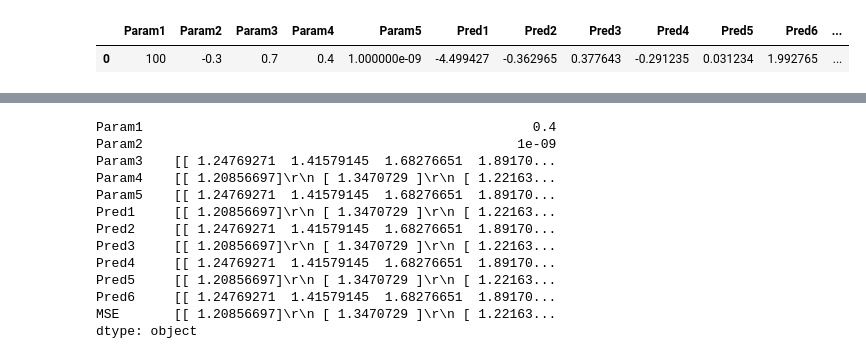
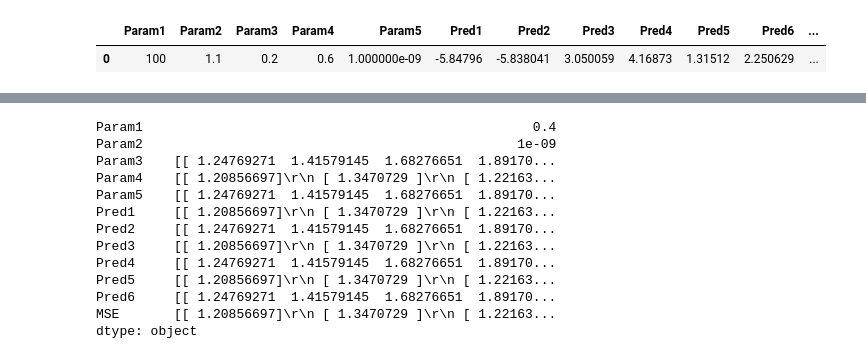
Before and after one commit to Ark93/AnnEchoState, a Jupyter notebook: DataAnalisis.ipynb, the cells around one changed output, grey strips where cells are left out. Cells and saved outputs as stored; diff of their text form; code cells hidden in the pictures.

```diff
--- a/DataAnalisis.ipynb
+++ b/DataAnalisis.ipynb
@@ -158,9 +158,9 @@ def analyze_Test(test_predictions,TS,anotattion=False):
         print "RMSE of meanPreds = " + (str)(testRMSE)
         print "Mean Time = " + (str)(meanTime)
 # %%
-predictions = pd.read_csv("Results/iteraciones/Validation_predicions_2015_1.csv" )
+predictions = pd.read_csv("Results/iteraciones/Validation_predicions_2015_1_test.csv" )
 predictions[:1]
 # %% [output]
 |  | Param1 | Param2 | Param3 | Param4 | Param5 | Pred1 | Pred2 | Pred3 | Pred4 | Pred5 | Pred6 | ... |
-| 0 | 100 | -0.3 | 0.7 | 0.4 | 1.000000e-09 | -4.499427 | -0.362965 | 0.377643 | -0.291235 | 0.031234 | 1.992765 | ... |
+| 0 | 100 | 1.1 | 0.2 | 0.6 | 1.000000e-09 | -5.84796 | -5.838041 | 3.050059 | 4.16873 | 1.31512 | 2.250629 | ... |
 # %%
```
Also changed, not shown: parts of 3 cells of this notebook, 1 other file.
